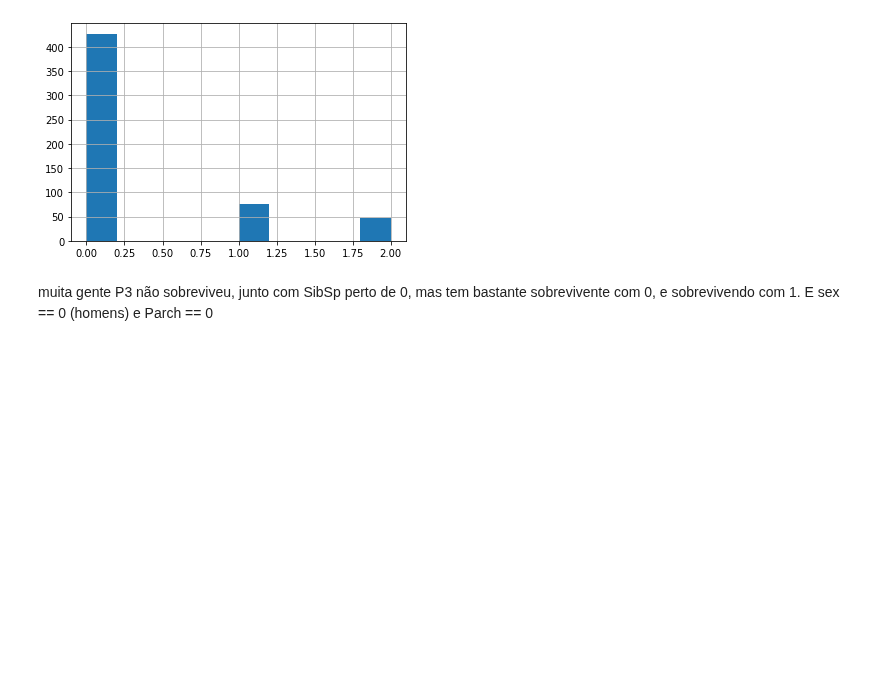
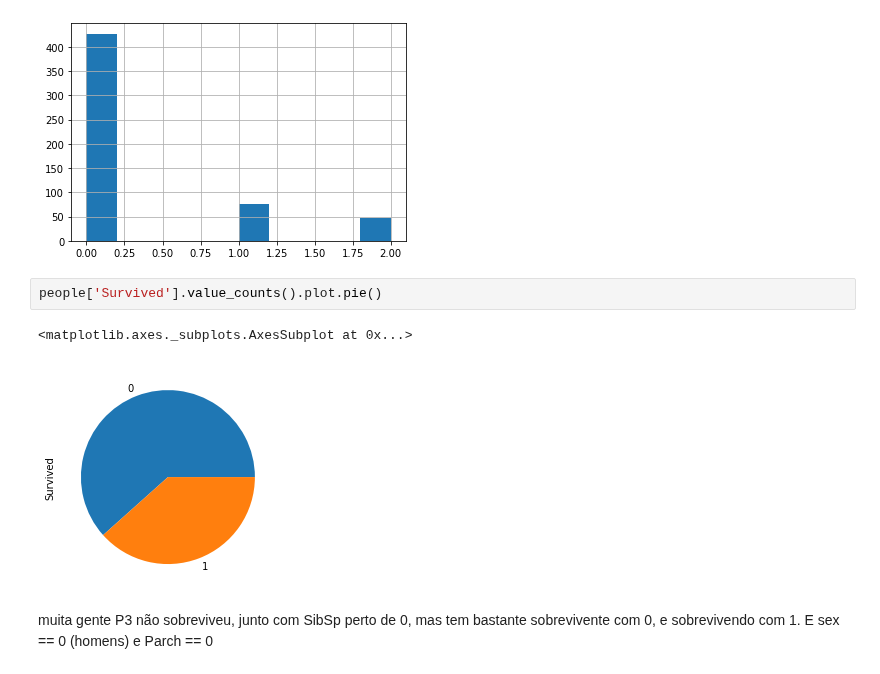
Before and after one commit to IonaSantana/Artificial-Intelligence, a Jupyter notebook: Projects/Classicos/Titanic/Titanic_Survive.ipynb, the cells around one changed output. Saved outputs shown, nothing was run; the diff lists cells and outputs as text; blank space fills up the shorter version.

```diff
--- a/Projects/Classicos/Titanic/Titanic_Survive.ipynb
+++ b/Projects/Classicos/Titanic/Titanic_Survive.ipynb
@@ -133,6 +155,11 @@ people_0['Embarked'].hist()
 # %% [output]
 <matplotlib.axes._subplots.AxesSubplot at 0x...>
 [figure]
+# %%
+people['Survived'].value_counts().plot.pie()
+# %% [output]
+<matplotlib.axes._subplots.AxesSubplot at 0x...>
+[figure, added]
 # %% [markdown]
 muita gente P3 não sobreviveu, junto com SibSp perto de 0, mas tem bastante sobrevivente com 0, e sobrevivendo com 1. E sex == 0 (homens) e Parch == 0
 # %% [markdown]
```
Also changed, not shown: parts of 3 cells of this notebook.
